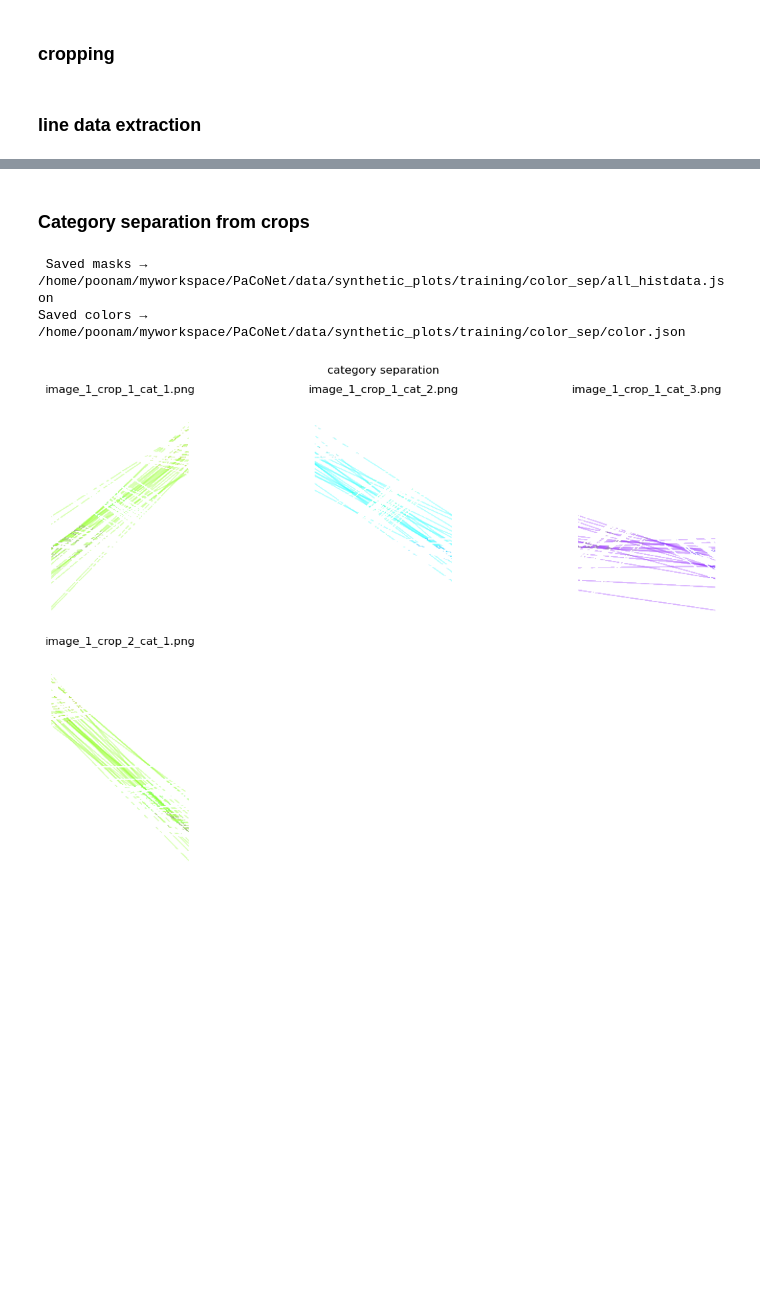
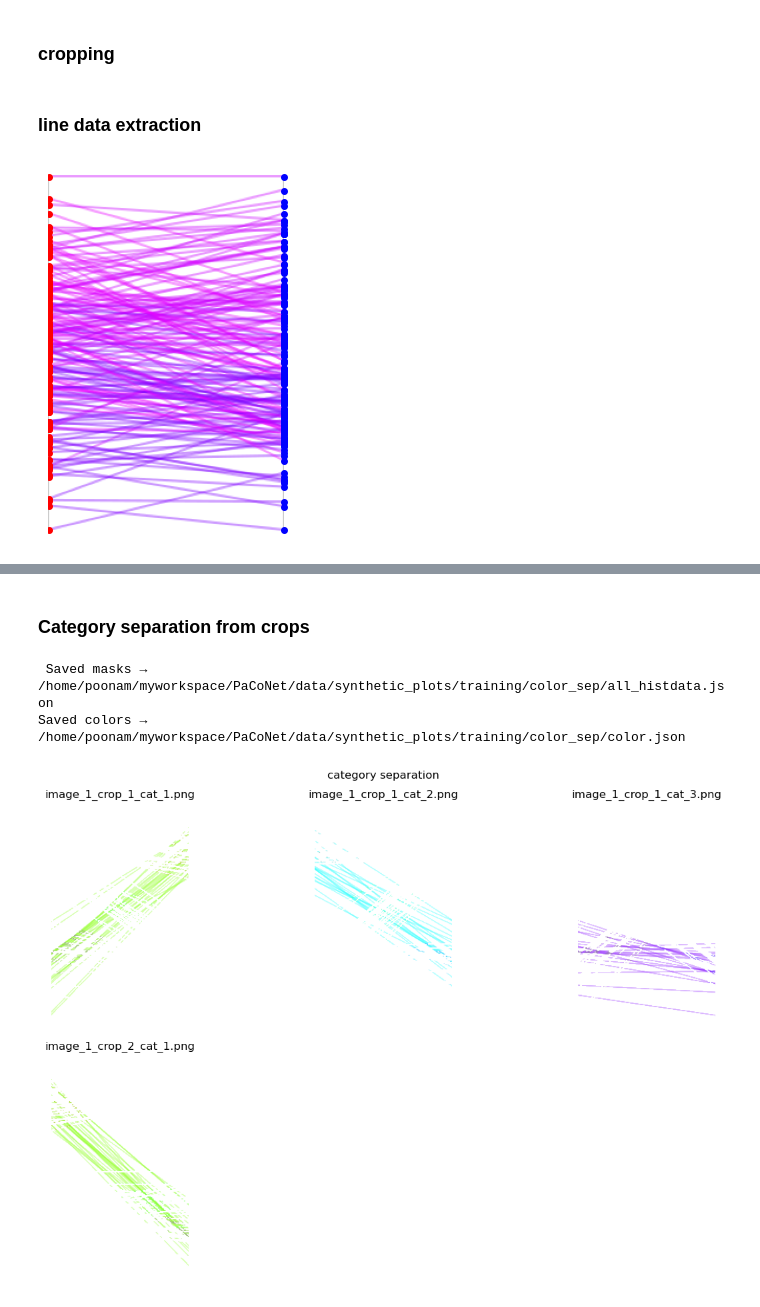
Before and after one commit to poonam2308/PaCoNet, a Jupyter notebook: notebooks/test_visualization.ipynb, the cells around one changed output, grey strips where cells are left out. Saved outputs shown, nothing was run; the diff lists cells and outputs as text; code cells hidden in the pictures; blank space fills up the shorter version.

```diff
--- a/notebooks/test_visualization.ipynb
+++ b/notebooks/test_visualization.ipynb
@@ -209,2 +169,97 @@ extractor = LineCoordinateExtractor(plot_paths)
 extractor.extract_all()
 line_json = extractor.output_file
+# %%
+# Load the new image and the all_data.json
+line_json = 'out_comb/synthetic_plots13/alldata.json'
+with open(line_json, 'r') as file:
+    all_data = json.load(file)
+
+# Filename to match
+filename = "image_1_crop_1.png"
+image_over = 'out_comb/cropping_plots/image_1_crop_1.png'
+
+
+# Extract lines for this image
+line_data = None
+for entry in all_data:
+    if entry["filename"] == filename:
+        line_data = entry["lines"]
+        break
+
+# Plot image
+img = plt.imread(image_over)
+fig, ax = plt.subplots()
+ax.imshow(img)
+
+# Draw circles on the line coordinates
+for x1, y1, x2, y2 in line_data:
+    ax.plot(x1, y1, 'ro', markersize=4)  # start point
+    ax.plot(x2, y2, 'bo', markersize=4)  # end point
+
+plt.axis('off')
+plt.show()
+
+#the above only circles the coordinates
+############################### draws line@#####
+import json
+import matplotlib.pyplot as plt
+
+# Load the data from the JSON file
+with open('out_comb/synthetic_plots13/alldata.json', 'r') as file:
+    data = json.load(file)
+
+# Select the image filename
+
+line_data = None
+for entry in data:
+    if entry["filename"] == filename:
+        line_data = entry["lines"]
+        break
+
+# Load the image
+img = plt.imread(image_over)
+fig, ax = plt.subplots()
+ax.imshow(img)
+
+# Draw lines in bright yellow
+for x1, y1, x2, y2 in line_data:
+    ax.plot([x1, x2], [y1, y2], color='yellow', linewidth=2)
+
+plt.axis('off')
+plt.show()
+
+# import json, cv2
+# import numpy as np
+
+# img = cv2.imread(image_over)  # BGR
+# lines = next(d["lines"] for d in json.load(open(line_json))
+#              if d["filename"]=='image_4_crop_2.png')
+
+# overlay = img.copy()
+# for x1,y1,x2,y2 in lines:
+#     cv2.circle(overlay, (int(x1),int(y1)), 3, (0,255,0), -1, lineType=cv2.LINE_AA)  # start
+#     cv2.circle(overlay, (int(x2),int(y2)), 3, (255,255,0), -1, lineType=cv2.LINE_AA) # end
+#     cv2.line(overlay, (int(x1),int(y1)), (int(x2),int(y2)), (0,255,255), 1, cv2.LINE_AA)
+
+# # optional transparency blend
+# out = cv2.addWeighted(overlay, 0.9, img, 0.1, 0)
+# cv2.imwrite('overlay_cv2.png', out)
+
+
+# from PIL import Image, ImageDraw
+# import json
+
+# img = Image.open(image_over).convert('RGBA')
+# draw = ImageDraw.Draw(img, 'RGBA')
+# lines = next(d["lines"] for d in json.load(open(line_json))
+#              if d["filename"]=='image_4_crop_2.png')
+
+# for x1,y1,x2,y2 in lines:
+#     draw.line([(x1,y1),(x2,y2)], fill=(255,255,0,180), width=2)
+#     r=3
+#     draw.ellipse([x1-r,y1-r,x1+r,y1+r], fill=(0,255,0,220))
+#     draw.ellipse([x2-r,y2-r,x2+r,y2+r], fill=(0,200,255,220))
+
+# img.save('overlay_pillow.png')
+# %% [output]
+[figure, added]
```
Also changed, not shown: parts of 14 cells of this notebook, 30 other files.
